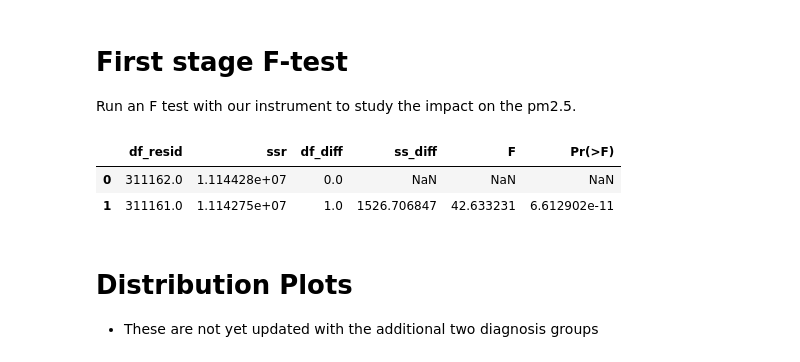
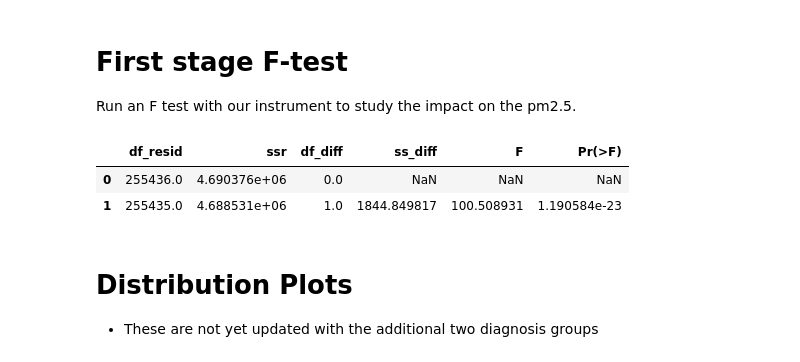
Before and after one commit to mattslyons/JLPS_capstone_project, a Jupyter notebook: modeling/anand_backup/2sls_ap_10-29-clean.ipynb, the cells around one changed output. Saved outputs shown, nothing was run; the diff lists cells and outputs as text; code cells hidden in the pictures.

```diff
--- a/modeling/anand_backup/2sls_ap_10-29-clean.ipynb
+++ b/modeling/anand_backup/2sls_ap_10-29-clean.ipynb
@@ -1508,19 +1508,19 @@ injuries_resids           9.534865e-02     1.000000e+00
 Run an F test with our instrument to study the impact on the pm2.5.
 # %%
 # get data into right model form
-y, X_null = dmatrices('pm25 ~ 1', data=df, return_type='dataframe')
-y, X_instrument = dmatrices('pm25 ~ 1 + avg_wind_alignment_cosine', data=df, return_type='dataframe')
+y, X_null = dmatrices(f'{target_name_s1} ~ 1', data=df_model, return_type='dataframe')
+y, X_instrument = dmatrices(f'{target_name_s1} ~ 1 + {predictor_name_s1}', data=df_model, return_type='dataframe')
 
 fit_null = sm.OLS(y, X_null).fit()
 fit_instrument = sm.OLS(y, X_instrument).fit()
 
 from statsmodels.stats.anova import anova_lm
 anovaResults = anova_lm(fit_null, fit_instrument)
 anovaResults
 # %% [output]
 |  | df_resid | ssr | df_diff | ss_diff | F | Pr(>F) |
-| 0 | 311162.0 | 1.114428e+07 | 0.0 | NaN | NaN | NaN |
-| 1 | 311161.0 | 1.114275e+07 | 1.0 | 1526.706847 | 42.633231 | 6.612902e-11 |
+| 0 | 255436.0 | 4.690376e+06 | 0.0 | NaN | NaN | NaN |
+| 1 | 255435.0 | 4.688531e+06 | 1.0 | 1844.849817 | 100.508931 | 1.190584e-23 |
 # %% [markdown]
 # Distribution Plots
 - These are not yet updated with the additional two diagnosis groups
```
Also changed, not shown: parts of 5 cells of this notebook.
